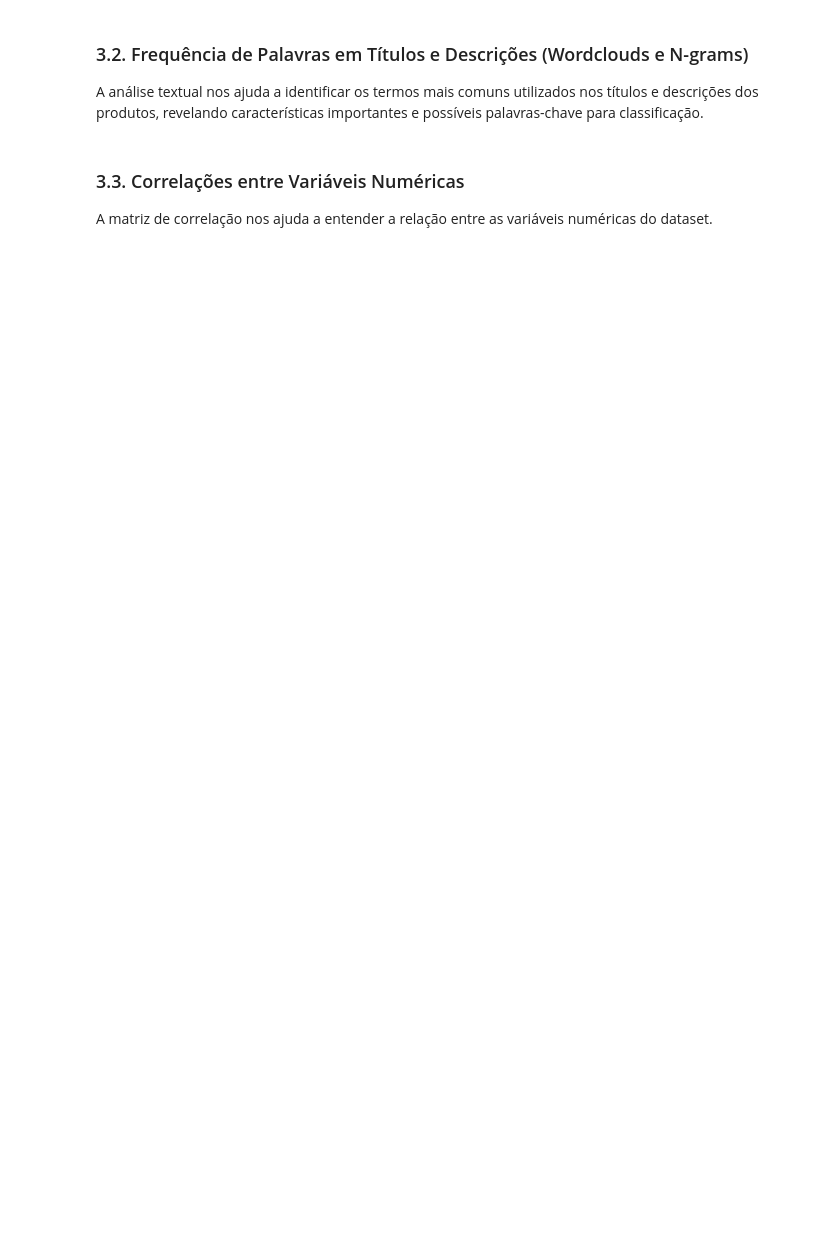
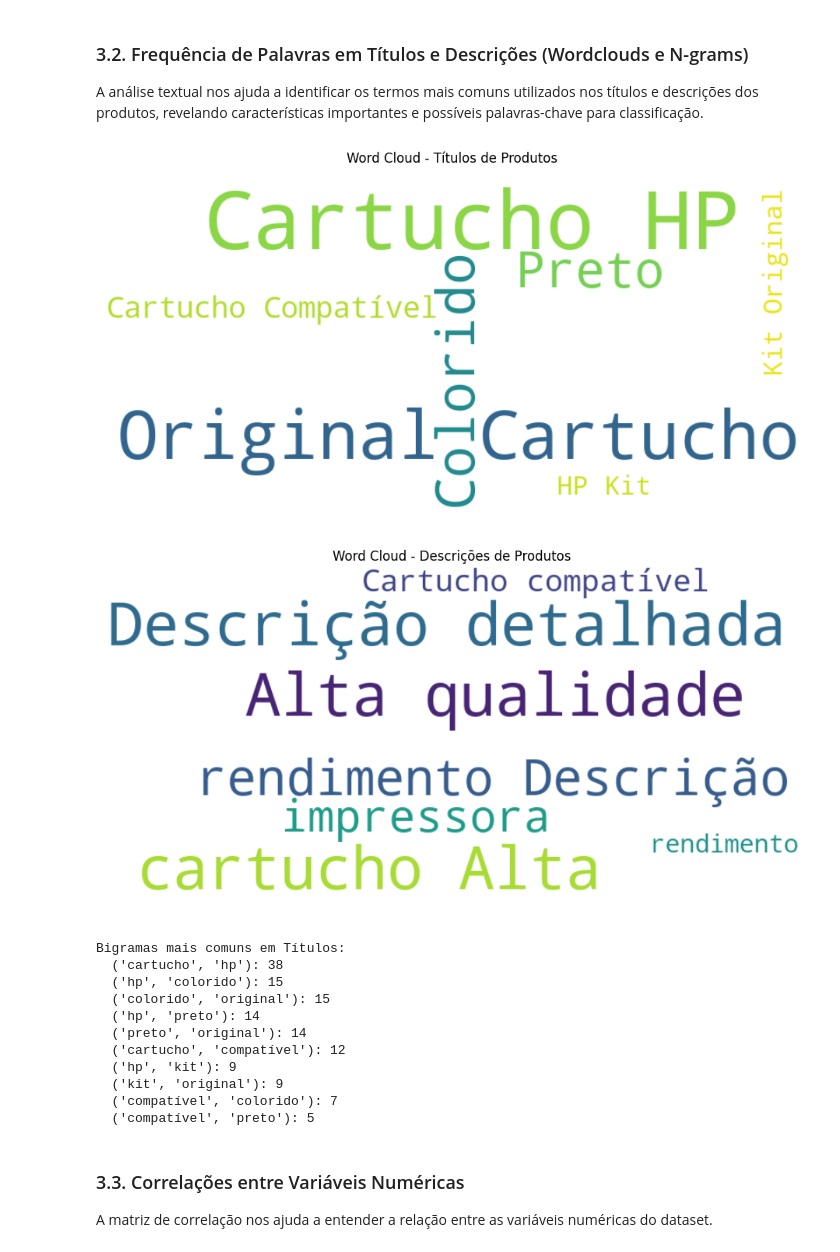
Before and after one commit to pudimKBM/hp_projects, a Jupyter notebook: notebooks/eda_notebook.ipynb, the cells around one changed output. Drawn from its saved outputs; the diff is of its cells as text; code cells hidden in the pictures; blank space fills up the shorter version.

```diff
--- a/notebooks/eda_notebook.ipynb
+++ b/notebooks/eda_notebook.ipynb
@@ -33,8 +33,8 @@ def get_latest_csv_file(pattern):
         return None
     return max(files, key=os.path.getctime)
 
-latest_structured_dataset = get_latest_csv_file("hp_products_structured_dataset_mock_*.csv")
-latest_labeled_dataset = get_latest_csv_file("hp_products_labeled_mock_*.csv")
+latest_structured_dataset = get_latest_csv_file("../data/hp_products_structured_dataset_mock_*.csv")
+latest_labeled_dataset = get_latest_csv_file("../data/hp_products_labeled_mock_*.csv")
 
 if latest_structured_dataset:
     df = pd.read_csv(latest_structured_dataset)
@@ -112,35 +135,48 @@ else:
 # WordCloud para Descrições
 if all_descriptions:
     wordcloud_descriptions = WordCloud(width=800, height=400, background_color="white", stopwords=stop_words).generate(all_descriptions)
     plt.figure(figsize=(10, 5))
     plt.imshow(wordcloud_descriptions, interpolation="bilinear")
     plt.axis("off")
     plt.title("Word Cloud - Descrições de Produtos")
     plt.tight_layout()
     plt.show()
 else:
     print("Dados de descrição não disponíveis para geração de word cloud.")
 
 # N-grams para Títulos
 def get_ngrams(text, n):
     tokens = word_tokenize(text.lower(), language='portuguese')
     tokens = [word for word in tokens if word.isalpha() and word not in stop_words]
     return list(ngrams(tokens, n))
 
 all_title_ngrams = []
 if not df_labeled.empty and "title" in df_labeled.columns:
     for title in df_labeled["title"].dropna().astype(str):
         all_title_ngrams.extend(get_ngrams(title, 2)) # Bigrams
 
 if all_title_ngrams:
     bigram_counts = Counter(all_title_ngrams)
     most_common_bigrams = bigram_counts.most_common(10)
-    print("
-Bigramas mais comuns em Títulos:")
+    print("Bigramas mais comuns em Títulos:")
     for bigram, count in most_common_bigrams:
         print(f"  {bigram}: {count}")
 else:
     print("Nenhum bigrama encontrado para títulos.")
+# %% [output]
+[figure, added]
+[figure, added]
+Bigramas mais comuns em Títulos:
+  ('cartucho', 'hp'): 38
+  ('hp', 'colorido'): 15
+  ('colorido', 'original'): 15
+  ('hp', 'preto'): 14
+  ('preto', 'original'): 14
+  ('cartucho', 'compatível'): 12
+  ('hp', 'kit'): 9
+  ('kit', 'original'): 9
+  ('compatível', 'colorido'): 7
+  ('compatível', 'preto'): 5
 # %% [markdown]
 ### 3.3. Correlações entre Variáveis Numéricas
 A matriz de correlação nos ajuda a entender a relação entre as variáveis numéricas do dataset.
```
Also changed, not shown: parts of 5 cells of this notebook.
